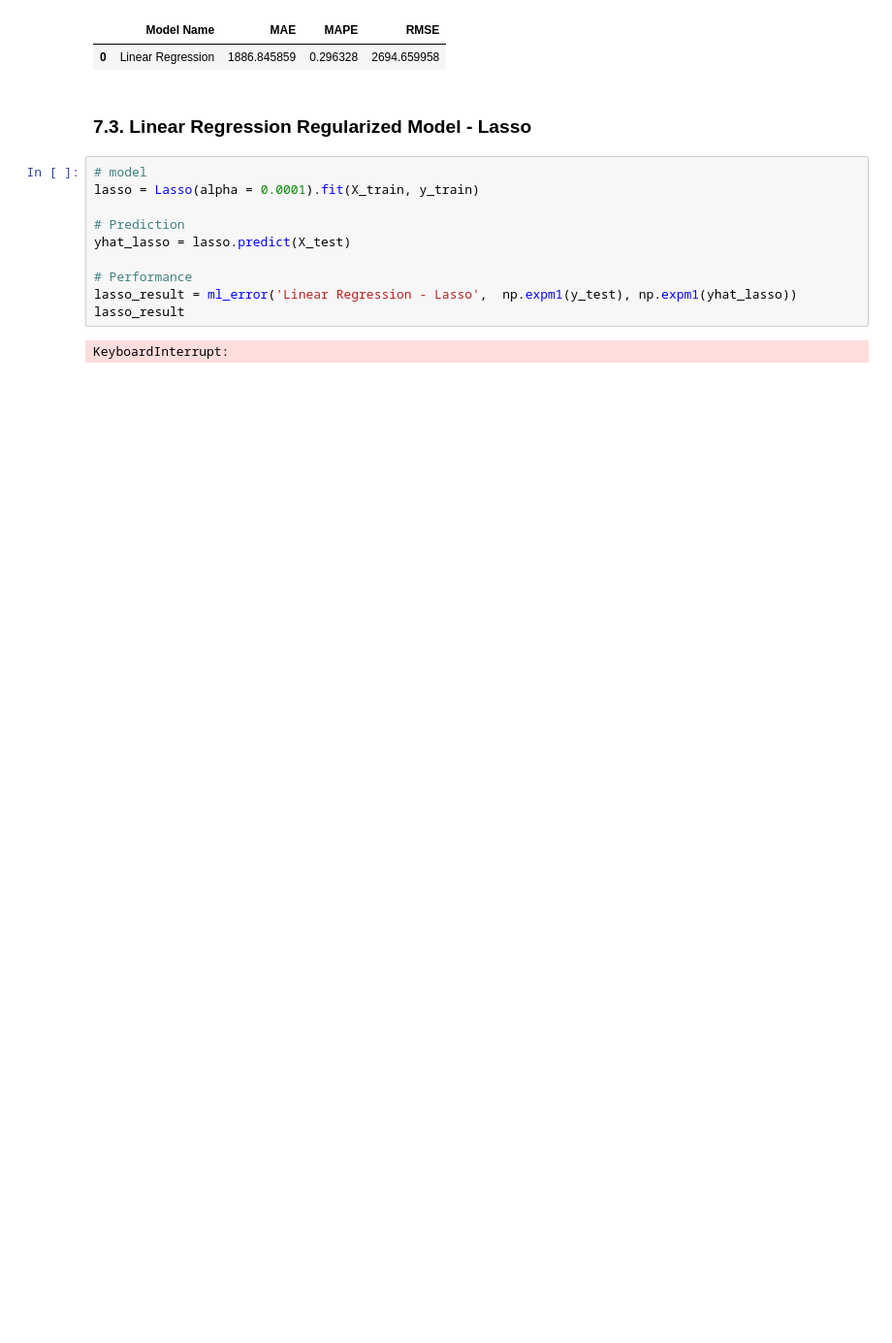
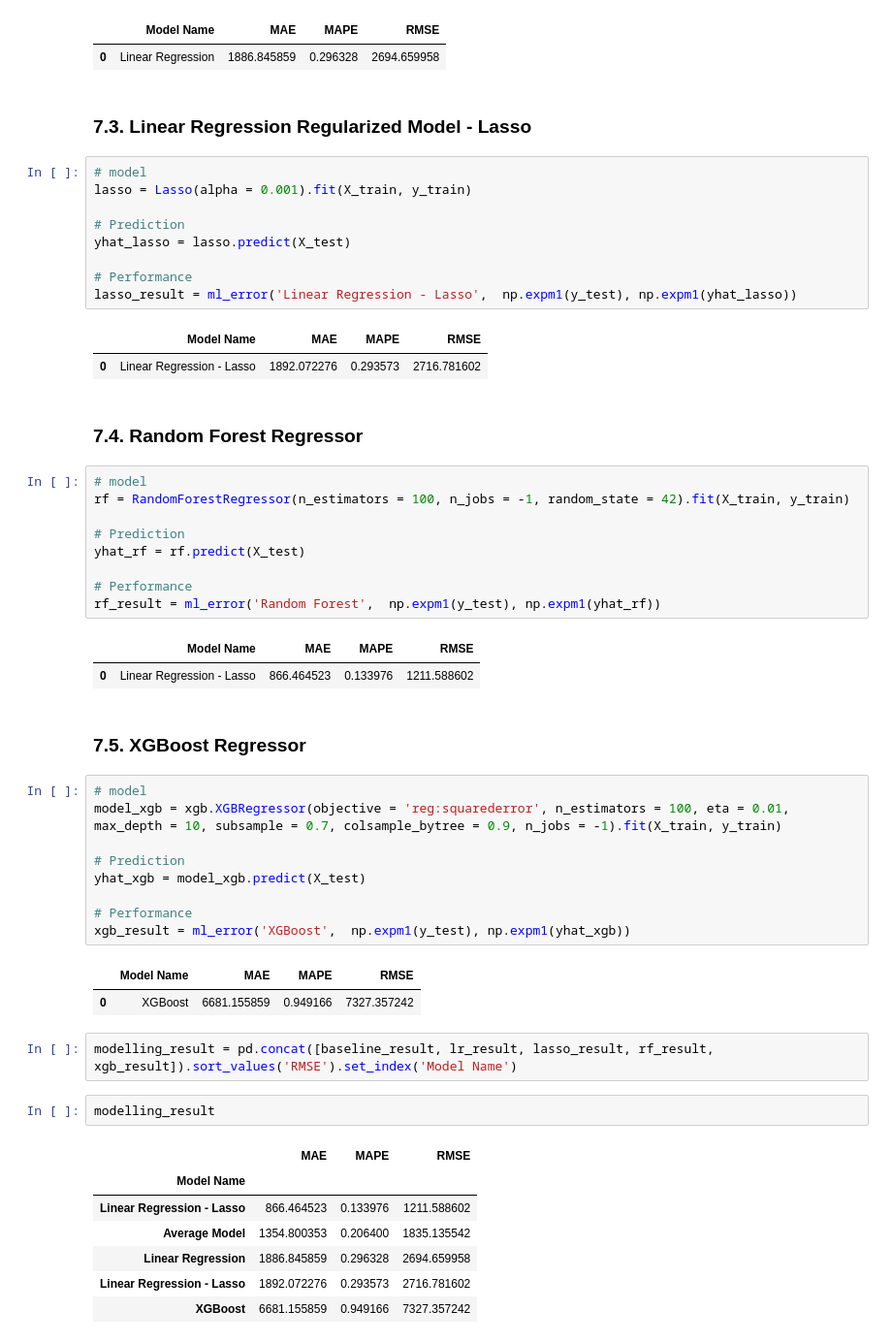
Before and after one commit to igorvgp/DS_rossmann_stores, a Jupyter notebook: m07_v01_store_sales_prediction.ipynb, the cells around one changed output. Shown at 97% size. Drawn from its saved outputs; the diff is of its cells as text; blank space fills up the shorter version.

Commit message:
trained ensemble models

```diff
--- a/m07_v01_store_sales_prediction.ipynb
+++ b/m07_v01_store_sales_prediction.ipynb
@@ -1017,13 +1016,53 @@ lr_result
 ### 7.3. Linear Regression Regularized Model - Lasso
 # %%
 # model
-lasso = Lasso(alpha = 0.0001).fit(X_train, y_train)
+lasso = Lasso(alpha = 0.001).fit(X_train, y_train)
 
 # Prediction
 yhat_lasso = lasso.predict(X_test)
 
 # Performance
 lasso_result = ml_error('Linear Regression - Lasso',  np.expm1(y_test), np.expm1(yhat_lasso))
-lasso_result
 # %% [output]
-KeyboardInterrupt:
+|  | Model Name | MAE | MAPE | RMSE |
+| 0 | Linear Regression - Lasso | 1892.072276 | 0.293573 | 2716.781602 |
+# %% [markdown]
+### 7.4. Random Forest Regressor
+# %%
+# model
+rf = RandomForestRegressor(n_estimators = 100, n_jobs = -1, random_state = 42).fit(X_train, y_train)
+
+# Prediction
+yhat_rf = rf.predict(X_test)
+
+# Performance
+rf_result = ml_error('Random Forest',  np.expm1(y_test), np.expm1(yhat_rf))
+# %% [output]
+|  | Model Name | MAE | MAPE | RMSE |
+| 0 | Linear Regression - Lasso | 866.464523 | 0.133976 | 1211.588602 |
+# %% [markdown]
+### 7.5. XGBoost Regressor
+# %%
+# model
+model_xgb = xgb.XGBRegressor(objective = 'reg:squarederror', n_estimators = 100, eta = 0.01, max_depth = 10, subsample = 0.7, colsample_bytree = 0.9, n_jobs = -1).fit(X_train, y_train)
+
+# Prediction
+yhat_xgb = model_xgb.predict(X_test)
+
+# Performance
+xgb_result = ml_error('XGBoost',  np.expm1(y_test), np.expm1(yhat_xgb))
+# %% [output]
+|  | Model Name | MAE | MAPE | RMSE |
+| 0 | XGBoost | 6681.155859 | 0.949166 | 7327.357242 |
+# %%
+modelling_result = pd.concat([baseline_result, lr_result, lasso_result, rf_result, xgb_result]).sort_values('RMSE').set_index('Model Name')
+# %%
+modelling_result
+# %% [output]
+|  | MAE | MAPE | RMSE |
+| Model Name |  |  |  |
+| Linear Regression - Lasso | 866.464523 | 0.133976 | 1211.588602 |
+| Average Model | 1354.800353 | 0.206400 | 1835.135542 |
+| Linear Regression | 1886.845859 | 0.296328 | 2694.659958 |
+| Linear Regression - Lasso | 1892.072276 | 0.293573 | 2716.781602 |
+| XGBoost | 6681.155859 | 0.949166 | 7327.357242 |
```
Also changed, not shown: parts of 3 cells of this notebook.
